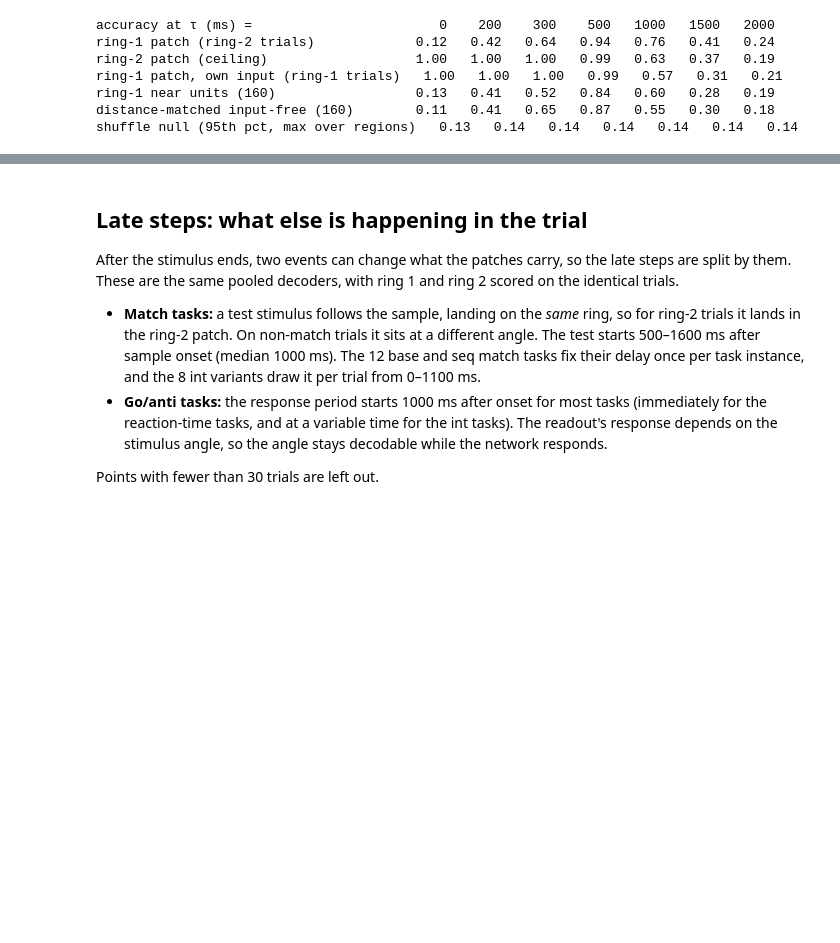
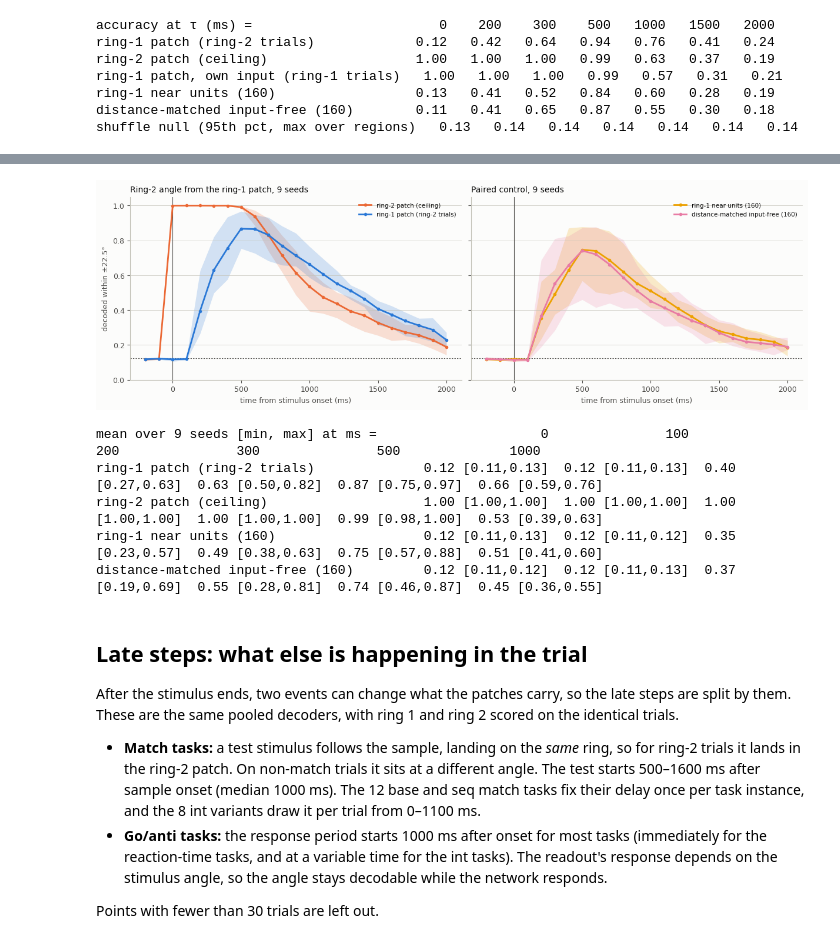
Before and after one commit to cory-wu/cortical, a Jupyter notebook: notebooks/03_sensory_decoding.ipynb, the cells around one changed output, grey strips where cells are left out. Drawn from its saved outputs; the diff is of its cells as text; code cells hidden in the pictures; blank space fills up the shorter version.

```diff
--- a/notebooks/03_sensory_decoding.ipynb
+++ b/notebooks/03_sensory_decoding.ipynb
@@ -173,3 +177,68 @@ shuffle null (95th pct, max over regions)   0.13   0.14   0.14   0.14   0.14   0
+# %%
+SEED_RANGE = range(9)
+tau = results["ring1"][0].tau
+
+
+def seed_curves(seed):
+    net = MaskedRNN(L, D, input_mask(L, LAYOUT_B_LARGE))
+    path = f"../results/02_input_patches/patched_wiring_s{seed}/model.pt"
+    net.load_state_dict(torch.load(path, map_location="cpu"))
+    net = net.to(device).eval()
+    seed_trials = collect(net, units=recorded, device=device)
+    on = seed_trials.modality == 2
+    curves = {}
+    for name in ("ring1", "ring2", "ring1_near", "matched"):
+        cols = np.searchsorted(recorded, units_by_region[name])
+        r = decode_over_time(
+            seed_trials.activity[on][:, :, cols],
+            seed_trials.angle[on],
+            seed_trials.valid[on],
+            seed_trials.task[on],
+            n_shuffles=0,
+            seed=0,
+        )
+        curves[name] = r.accuracy
+    return curves
+
+
+by_seed = {s: seed_curves(s) for s in SEED_RANGE}
+fig, axes = plt.subplots(1, 2, figsize=(12, 3.8), layout="constrained", sharey=True)
+for ax, names, title in (
+    (axes[0], ("ring2", "ring1"), "Ring-2 angle from the ring-1 patch, 9 seeds"),
+    (axes[1], ("ring1_near", "matched"), "Paired control, 9 seeds"),
+):
+    ax.axhline(CHANCE, color=MUTED, lw=0.8, ls=(0, (2, 2)))
+    ax.axvline(0, color=MUTED, lw=0.8)
+    for name in names:
+        stack = np.array([by_seed[s][name] for s in SEED_RANGE])
+        ax.fill_between(tau * 100, stack.min(0), stack.max(0), color=COLORS[name], alpha=0.2, lw=0)
+        ax.plot(
+            tau * 100, stack.mean(0), color=COLORS[name], lw=2, marker="o", ms=3, label=LABELS[name]
+        )
+    ax.set_ylim(0, 1.05)
+    ax.set_xlabel("time from stimulus onset (ms)")
+    ax.set_title(title, loc="left", fontsize=10)
+    ax.grid(axis="y", color=RULE, lw=0.5)
+    ax.legend(loc="upper right", frameon=False, fontsize=7.5)
+axes[0].set_ylabel("decoded within ±22.5°")
+plt.show()
+
+shown = [0, 1, 2, 3, 5, 10]
+print(f"{'mean over 9 seeds [min, max] at ms =':40s}" + "".join(f"{s * 100:>18d}" for s in shown))
+for name in ("ring1", "ring2", "ring1_near", "matched"):
+    stack = np.array([by_seed[s][name] for s in SEED_RANGE])
+    cells = [
+        f"{stack[:, i].mean():.2f} [{stack[:, i].min():.2f},{stack[:, i].max():.2f}]"
+        for i in (np.flatnonzero(tau == s)[0] for s in shown)
+    ]
+    print(f"{LABELS[name]:40s}" + "".join(f"{c:>18s}" for c in cells))
+# %% [output]
+[figure, added]
+mean over 9 seeds [min, max] at ms =                     0               100               200               300               500              1000
+ring-1 patch (ring-2 trials)              0.12 [0.11,0.13]  0.12 [0.11,0.13]  0.40 [0.27,0.63]  0.63 [0.50,0.82]  0.87 [0.75,0.97]  0.66 [0.59,0.76]
+ring-2 patch (ceiling)                    1.00 [1.00,1.00]  1.00 [1.00,1.00]  1.00 [1.00,1.00]  1.00 [1.00,1.00]  0.99 [0.98,1.00]  0.53 [0.39,0.63]
+ring-1 near units (160)                   0.12 [0.11,0.13]  0.12 [0.11,0.12]  0.35 [0.23,0.57]  0.49 [0.38,0.63]  0.75 [0.57,0.88]  0.51 [0.41,0.60]
+distance-matched input-free (160)         0.12 [0.11,0.12]  0.12 [0.11,0.13]  0.37 [0.19,0.69]  0.55 [0.28,0.81]  0.74 [0.46,0.87]  0.45 [0.36,0.55]
 # %% [markdown]
 ## Late steps: what else is happening in the trial
 
```
Also changed, not shown: parts of 3 cells of this notebook.
